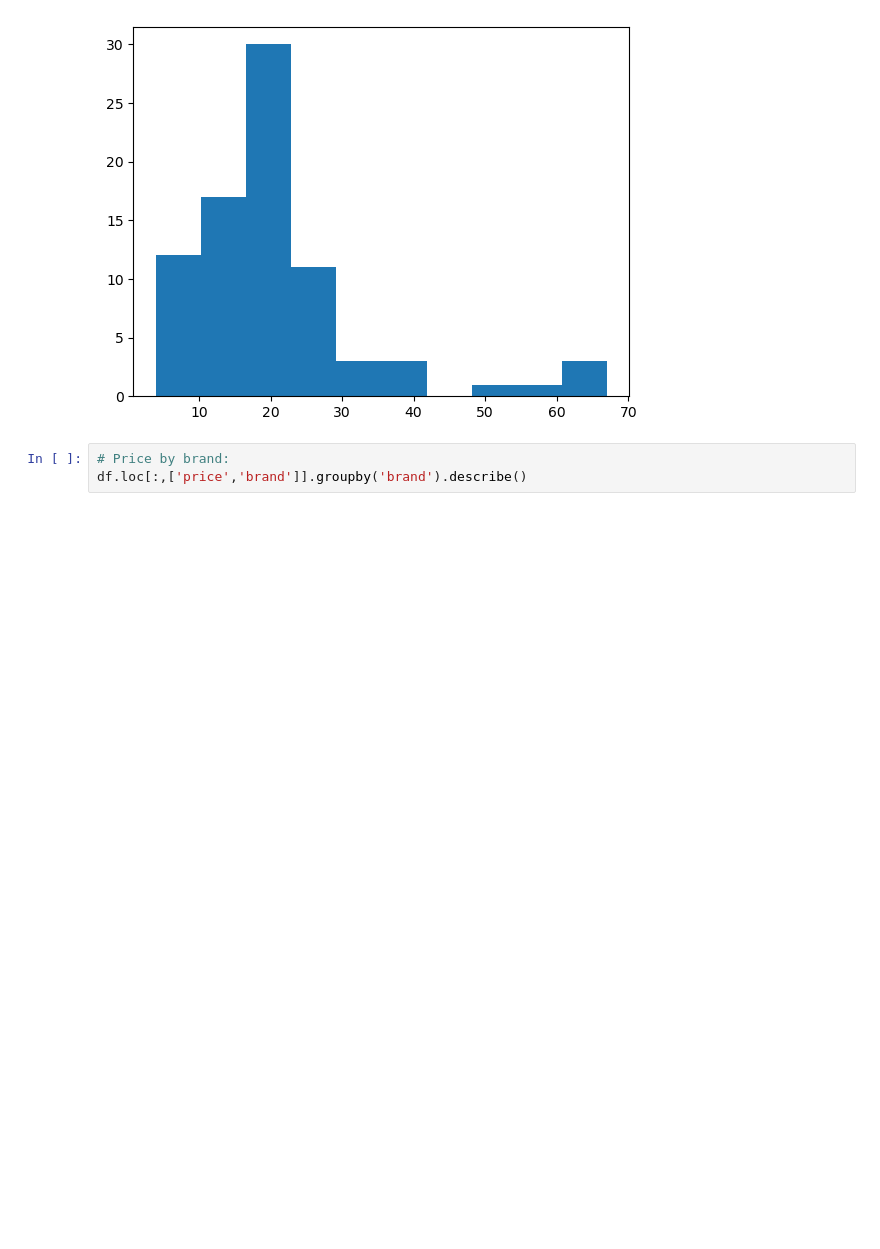
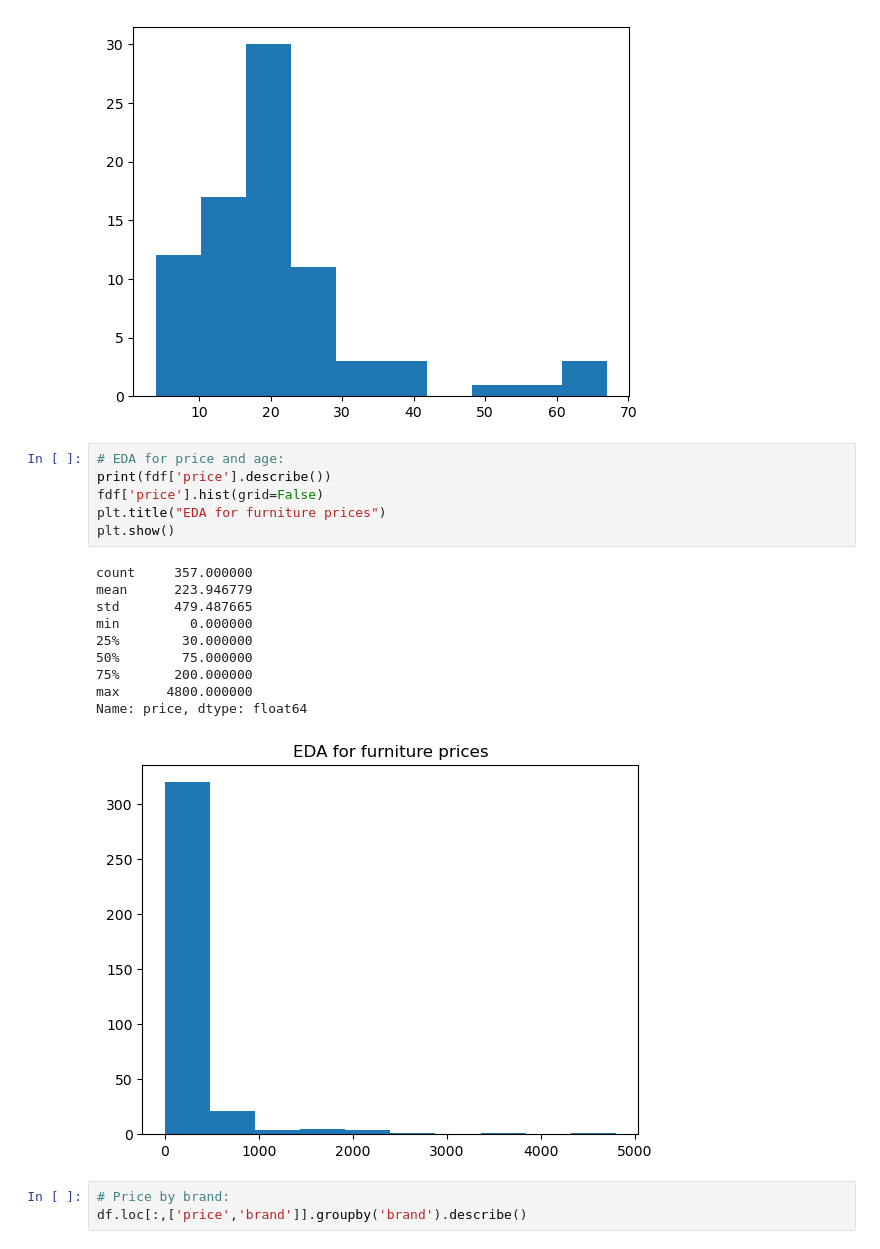
Before and after one commit to evaterry4/labs, a Jupyter notebook: 02_scraping/lab_notebook.ipynb, the cells around one changed output. Drawn from its saved outputs; the diff is of its cells as text; blank space fills up the shorter version.

```diff
--- a/02_scraping/lab_notebook.ipynb
+++ b/02_scraping/lab_notebook.ipynb
@@ -234,6 +234,23 @@ min       4.000000
 max      67.000000
 Name: age, dtype: float64
 [figure]
+# %%
+# EDA for price and age:
+print(fdf['price'].describe())
+fdf['price'].hist(grid=False)
+plt.title("EDA for furniture prices")
+plt.show()
+# %% [output]
+count     357.000000
+mean      223.946779
+std       479.487665
+min         0.000000
+25%        30.000000
+50%        75.000000
+75%       200.000000
+max      4800.000000
+Name: price, dtype: float64
+[figure, added]
 # %%
 # Price by brand:
 df.loc[:,['price','brand']].groupby('brand').describe()
```
Also changed, not shown: parts of 2 cells of this notebook.
